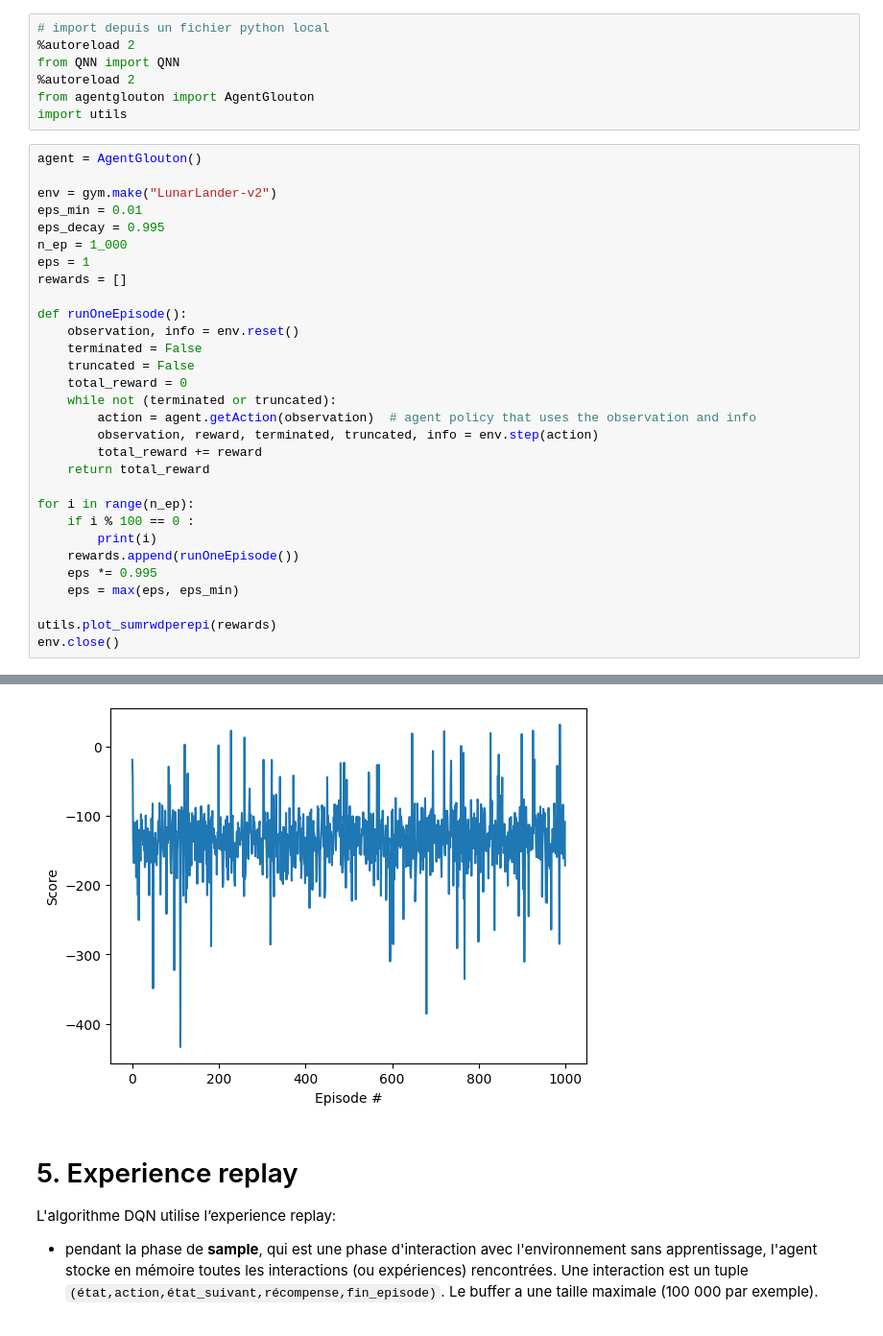
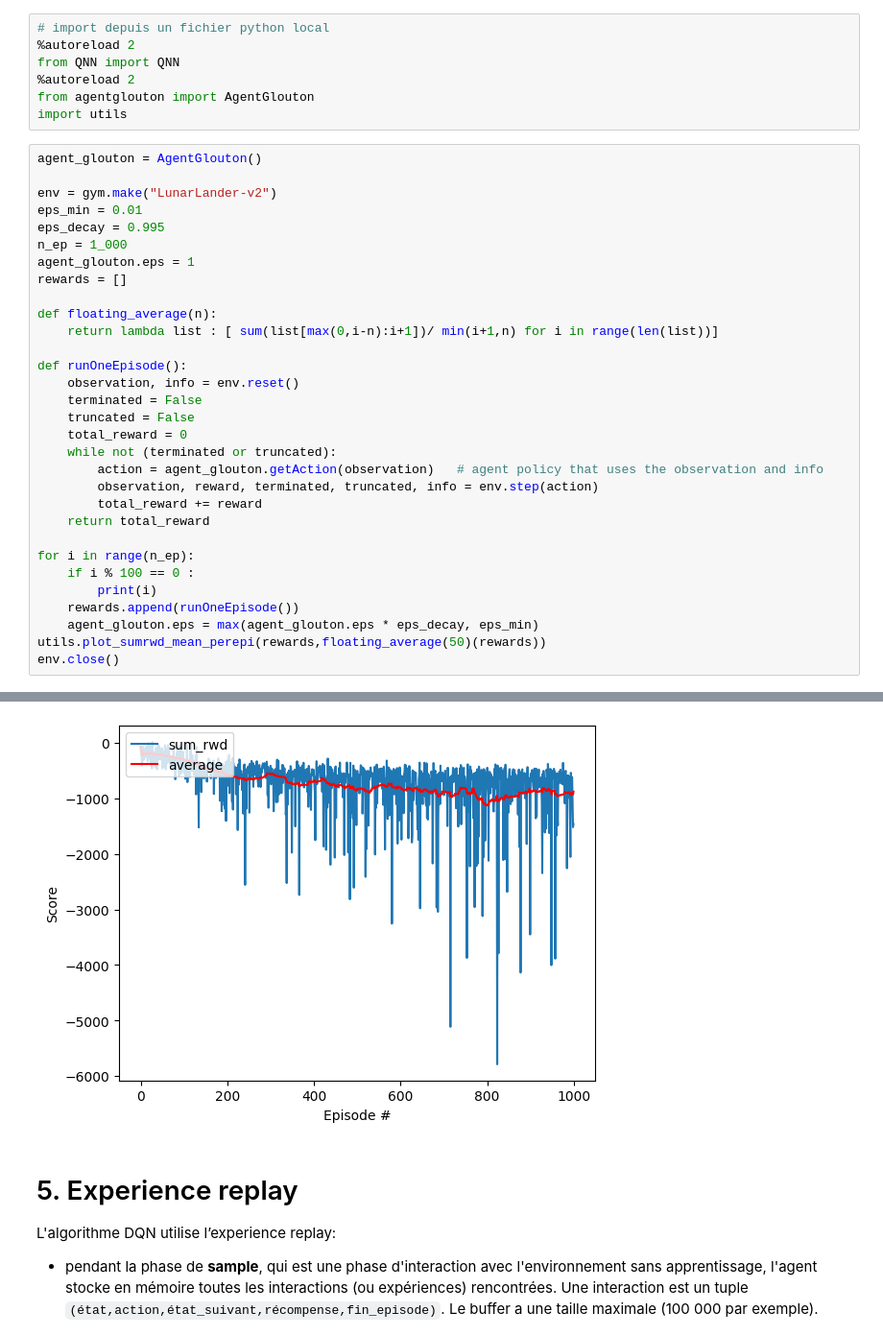
Before and after one commit to ajreckof/agent-inteligent-tp2, a Jupyter notebook: TPDQN.ipynb, the cells around one changed output, grey strips where cells are left out. Shown at 96% size. Cells and saved outputs as stored; diff of their text form.

```diff
--- a/TPDQN.ipynb
+++ b/TPDQN.ipynb
@@ -114,14 +114,17 @@ from QNN import QNN
 from agentglouton import AgentGlouton
 import utils
 # %%
-agent = AgentGlouton()
+agent_glouton = AgentGlouton()
 
 env = gym.make("LunarLander-v2")
 eps_min = 0.01
 eps_decay = 0.995
 n_ep = 1_000
-eps = 1
+agent_glouton.eps = 1
 rewards = []
+
+def floating_average(n):
+    return lambda list : [ sum(list[max(0,i-n):i+1])/ min(i+1,n) for i in range(len(list))]
 
 def runOneEpisode():
     observation, info = env.reset()
@@ -129,7 +132,7 @@ def runOneEpisode():
     truncated = False
     total_reward = 0
     while not (terminated or truncated):
-        action = agent.getAction(observation)  # agent policy that uses the observation and info
+        action = agent_glouton.getAction(observation)   # agent policy that uses the observation and info
         observation, reward, terminated, truncated, info = env.step(action)
         total_reward += reward
     return total_reward
@@ -138,10 +141,8 @@ for i in range(n_ep):
     if i % 100 == 0 :
         print(i)
     rewards.append(runOneEpisode())
-    eps *= 0.995
-    eps = max(eps, eps_min)
-
-utils.plot_sumrwdperepi(rewards)
+    agent_glouton.eps = max(agent_glouton.eps * eps_decay, eps_min)
+utils.plot_sumrwd_mean_perepi(rewards,floating_average(50)(rewards))
 env.close()
 # %% [output]
 0
@@ -157,4 +160,4 @@ env.close()
-[figure, old version]
+[figure, new version]
 # %% [markdown]
 # 5. Experience replay
 
```
Also changed, not shown: parts of 13 cells of this notebook, 4 other files.
